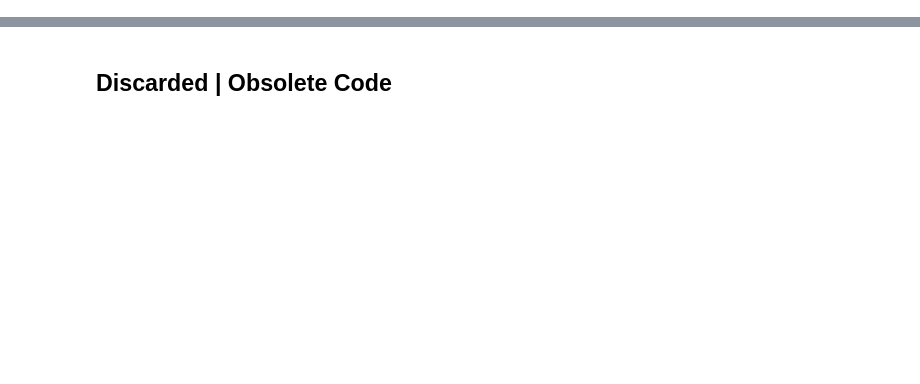
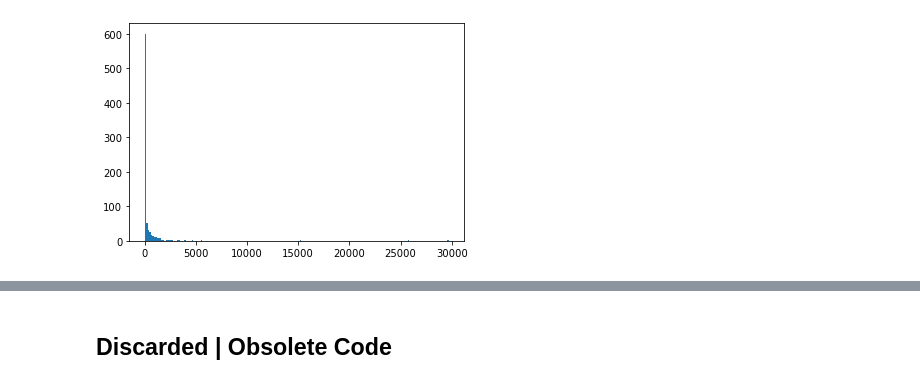
Before and after one commit to westerleyy/NYU-CityDirectories-Project, a Jupyter notebook: Final Post Processing.ipynb, the cells around one changed output, grey strips where cells are left out. Saved outputs shown, nothing was run; the diff lists cells and outputs as text; code cells hidden in the pictures; blank space fills up the shorter version.

```diff
--- a/Final Post Processing.ipynb
+++ b/Final Post Processing.ipynb
@@ -95,0 +165,7 @@ locations_tsv_trunc_2["token_matched"] = locations_tsv_trunc_2["token_re"].apply
+# %%
+tesseract_frequency = similar_frequency_df.Tesseract.value_counts()
+plt.hist(tesseract_frequency, 200)
+#plt.show suppresses the annoying array printout
+plt.show()
+# %% [output]
+[figure, added]
```
Also changed, not shown: parts of 30 cells of this notebook.
